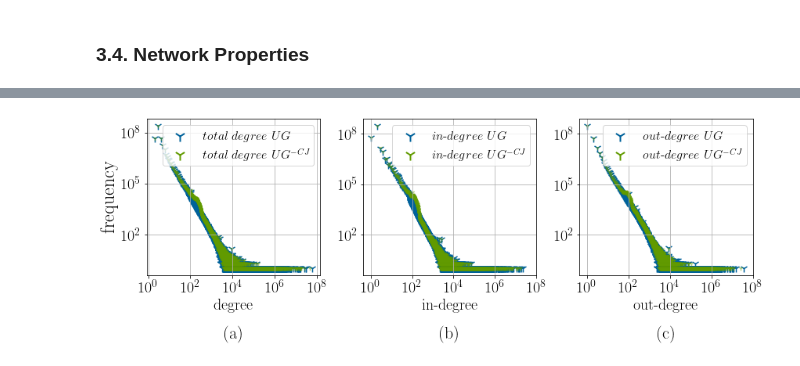
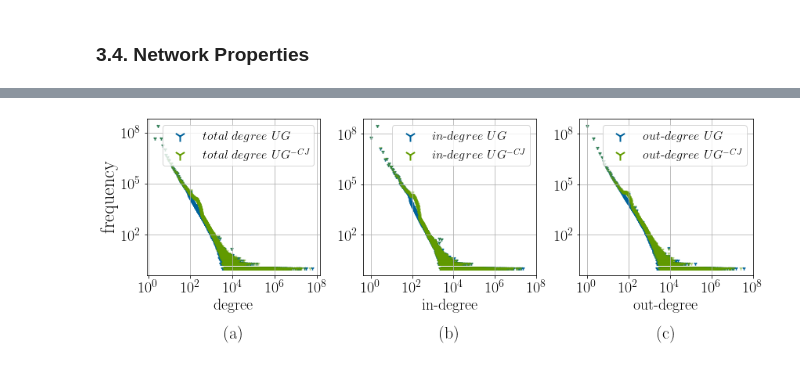
Before and after one commit to nerolation/wu-bitcoin-clustering-analysis, a Jupyter notebook: analysis.ipynb, the cells around one changed output, grey strips where cells are left out. Cells and saved outputs as stored; diff of their text form; code cells hidden in the pictures.

```diff
--- a/analysis.ipynb
+++ b/analysis.ipynb
@@ -146,7 +119,7 @@ def get_fitting_result(X, Y, plot_figure=False, fit_intercept=True):
 # %% [markdown]
 ### 3.1. Load data
 # %%
-USE_LOCAL_COPIES_IF_POSSIBLE = True
+USE_LOCAL_COPIES_IF_POSSIBLE = False
 CREATE_LOCAL_COPIES = True
 def query(bq_table):
     _query = """
@@ -156,20 +129,24 @@ def query(bq_table):
     return _query
 
 QUERIES = ["stats_invalids", "stats_metrics_summary_per_month_pubk",
-           "stats_metrics_summary_per_month_user_WCJ", "stats_general_metrics",
+           "stats_metrics_summary_per_month_user_WCJ",
+           "stats_metrics_summary_per_month_user_UG", "stats_general_metrics",
            "stats_user_count_cum_UG", "stats_user_count_cum_WCJ",
            "stats_degree_distribution_total_UG", "stats_degree_distribution_in_degree_UG",
            "stats_degree_distribution_out_degree_UG",
            "stats_degree_distribution_total_WCJ", "stats_degree_distribution_in_degree_WCJ",
            "stats_degree_distribution_out_degree_WCJ", "stats_blk_files",
            "coinj_metrics_over_time", "stats_active_time_G",
-           "stats_active_time_WCJ", "coinj_stats",
-           "usergraph_clustersizes_distribution_UG",
+           "stats_active_time_WCJ", "coinj_stats", "stats_last_tx",
+           "usergraph_clustersizes_distribution_UG", "services_all",
            "usergraph_clustersizes_distribution_WCJ", "stats_summary",
            "stats_avg_outdegree_UG", "stats_avg_outdegree_WCJ", "stats_coinbase",
            "coinj_total_per_provider", "stats_coinj_vs_total_edges_blk",
-           "stats_largest_cluster_services", "stats_active_time_avg_G",
-           "stats_active_time_avg_WCJ", "stats_most_active_public_key"]
+           "stats_largest_cluster_services", "stats_2nd_largest_cluster_services",
+           "stats_3rd_largest_cluster_services","stats_active_time_avg_G",
+           "stats_active_time_avg_WCJ", "stats_most_active_public_key",
+           "stats_degree_in_largest_services_UG", "stats_degree_in_largest_services_WCJ",
+           "stats_degree_out_largest_services_UG", "stats_degree_out_largest_services_WCJ"]
 
 if USE_LOCAL_COPIES_IF_POSSIBLE:
     try:
@@ -191,7 +168,7 @@ for bq_table in QUERIES:
             DF[bq_table]
             pass
         except KeyError:
-            DF[bq_table] = pd.read_gbq(query(bq_table), bq_project)
+            DF[bq_table] = pd.read_gbq(query(bq_table), bq_project, reauth=True)
             print("{:<49} read from Google BigQuery".format(bq_table))
 
 print(f"{len(DF)} tables successfully loaded into the RAM")
@@ -276,0 +278,8 @@ samurai   :     82,763 txs
+# %%
+# Users and their transactions
+
+a = DF["stats_user_count_cum_WCJ"].set_index("year").loc[2021,:]
+for i in a.iteritems():
+    print("{:<6} {:,.0f}".format(i[0].strip("_c")+":",i[1]))
+
+DF["services_all"]
@@ -874,5 +852,4 @@ Out degree 2021: 4.75
 # %%
-#
 # DEGREE DISTRIBUTION
 #
 # The power law coefficients are calculated using plfit.c, available
@@ -890,8 +867,8 @@ df_ddo_wcj = DF["stats_degree_distribution_in_degree_WCJ"]
 f, axs = plt.subplots(1, 3,figsize=(12, 4))
 
 # Plot total degree
-axs[0].scatter(df_ddt["degree"],df_ddt["frequency"], s=100, color="#00629b", marker="1", label="$total\ degree\ UG$")
-axs[0].scatter(df_ddt_wcj["degree"],df_ddt_wcj["frequency"], s=30, color="#629b00", alpha=0.5, marker="1", label="$total\ degree\ UG^{-CJ}$")
+axs[0].scatter(df_ddt["degree"],df_ddt["frequency"], s=20, color="#00629b", marker="1", label="$total\ degree\ UG$")
+axs[0].scatter(df_ddt_wcj["degree"],df_ddt_wcj["frequency"], s=20, color="#629b00", alpha=0.5, marker="1", label="$total\ degree\ UG^{-CJ}$")
 
 axs[0].set_xscale('log')
 axs[0].set_yscale('log')
@@ -899,11 +876,10 @@ axs[0].tick_params(axis='both', which='major', labelsize=20)
 axs[0].set_xlabel('degree', fontsize=20)
 axs[0].set_ylabel('frequency', fontsize=24)
 axs[0].set_xticks([1, 1e2, 1e4, 1e6, 1e8])
-#axs[0].plot([0, 1], [0, 1], transform=axs[0].transAxes , color="k", ls="--", label='_nolegend_')
 
 # Plot in degree
-axs[1].scatter(df_ddi["degree"],df_ddi["frequency"], s=100, color="#00629b", marker="1", label="$in$-$degree\ UG$")
-axs[1].scatter(df_ddi_wcj["degree"],df_ddi_wcj["frequency"], s=30, color="#629b00", alpha=0.5, marker="1", label="$in$-$degree\ UG^{-CJ}$")
+axs[1].scatter(df_ddi["degree"],df_ddi["frequency"], s=20, color="#00629b", marker="1", label="$in$-$degree\ UG$")
+axs[1].scatter(df_ddi_wcj["degree"],df_ddi_wcj["frequency"], s=20, color="#629b00", alpha=0.5, marker="1", label="$in$-$degree\ UG^{-CJ}$")
 axs[1].set_xscale('log')
 axs[1].set_yscale('log')
 axs[1].set_xlabel('in-degree', fontsize=20)
@@ -911,8 +887,8 @@ axs[1].tick_params(axis='both', which='major', labelsize=20)
 axs[1].set_xticks([1, 1e2, 1e4, 1e6, 1e8])
 
 # Plot out degree
-axs[2].scatter(df_ddo["degree"],df_ddo["frequency"], s=100, color="#00629b", marker="1", label="$out$-$degree\ UG$")
-axs[2].scatter(df_ddo_wcj["degree"],df_ddo_wcj["frequency"], s=30, color="#629b00", alpha=0.5, marker="1", label="$out$-$degree\ UG^{-CJ}$")
+axs[2].scatter(df_ddo["degree"],df_ddo["frequency"], s=20, color="#00629b", marker="1", label="$out$-$degree\ UG$")
+axs[2].scatter(df_ddo_wcj["degree"],df_ddo_wcj["frequency"], s=20, color="#629b00", alpha=0.5, marker="1", label="$out$-$degree\ UG^{-CJ}$")
 axs[2].set_xscale('log')
 axs[2].set_yscale('log')
 axs[2].set_xlabel('out-degree', fontsize=20)
@@ -926,34 +902,34 @@ axs[2].set_title('(c)', y=1.0, pad=-280, fontsize=22)
 lgnd1 = axs[0].legend(fontsize=16)
 
 
 lgnd2 = axs[1].legend(fontsize=16)
 lgnd3 = axs[2].legend(fontsize=16)
 
 
 lgnd1.legendHandles[0]._linewidths = [2]
 lgnd1.legendHandles[1]._linewidths = [2]
 lgnd1.legendHandles[0]._sizes = [200]
 lgnd1.legendHandles[1]._sizes = [200]
 lgnd1.legendHandles[1]._alpha = 1
 
 lgnd2.legendHandles[0]._linewidths = [2]
 lgnd2.legendHandles[1]._linewidths = [2]
 lgnd2.legendHandles[0]._sizes = [200]
 lgnd2.legendHandles[1]._sizes = [200]
 lgnd2.legendHandles[1]._alpha = 1
 
 lgnd3.legendHandles[0]._linewidths = [2]
 lgnd3.legendHandles[1]._linewidths = [2]
 lgnd3.legendHandles[0]._sizes = [200]
 lgnd3.legendHandles[1]._sizes = [200]
 lgnd3.legendHandles[1]._alpha = 1
 
 plt.tight_layout(pad=1)
 #Save figure and show
 plt.savefig("./pictures/degree_distributions.pdf", bbox_inches='tight')
 plt.show()
 # %% [output]
-[figure, old version]
+[figure, new version]
 # %%
 # Create degree files to calculate power law exponent
 %run bitcoin_graph/create_degree_file.py
```
Also changed, not shown: parts of 38 cells of this notebook.
